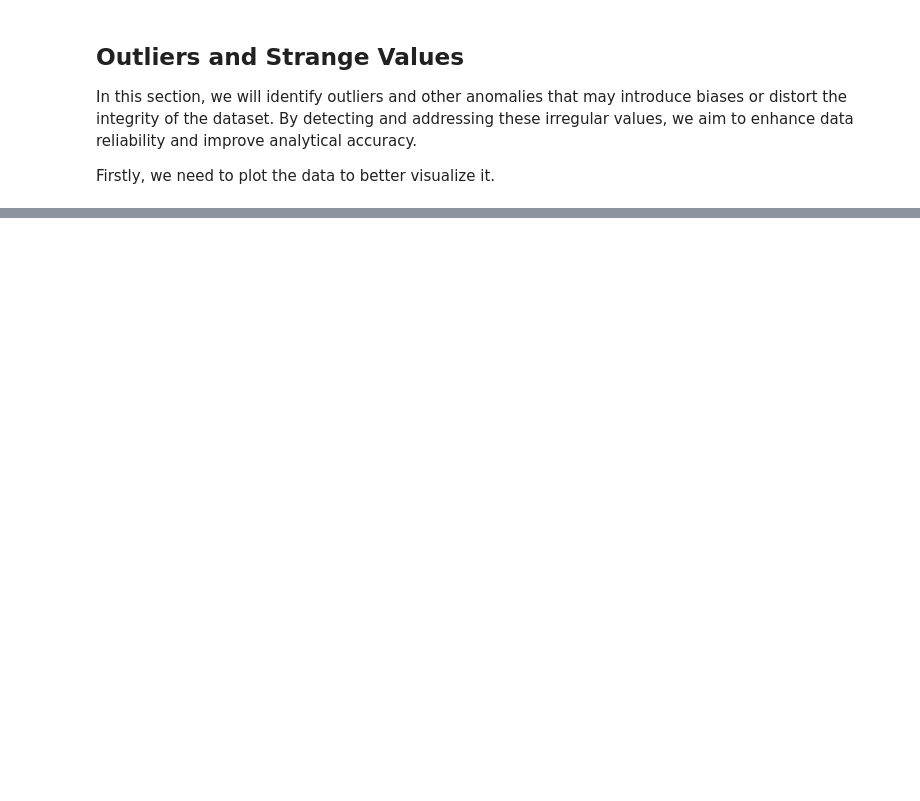
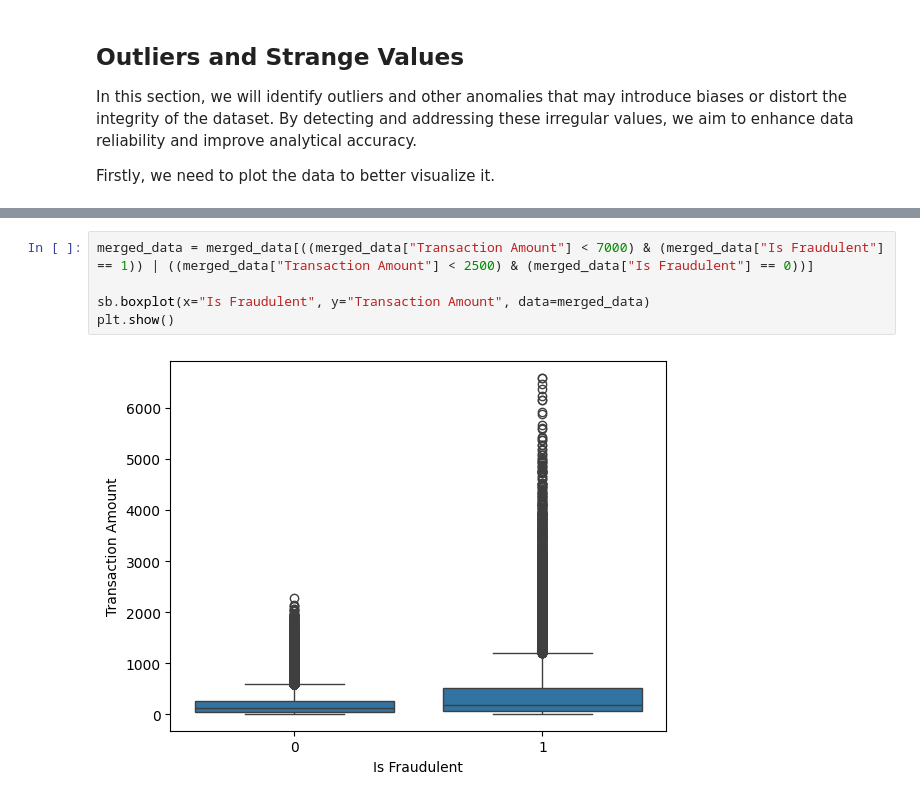
Before and after one commit to LsFaria04/Fraud_Detection_Supervised_Learning, a Jupyter notebook: Proj2.ipynb, the cells around one changed output, grey strips where cells are left out. Cells and saved outputs as stored; diff of their text form; blank space fills up the shorter version.

```diff
--- a/Proj2.ipynb
+++ b/Proj2.ipynb
@@ -214,0 +208,7 @@ max        3.650000e+02      2.300000e+01   1.000000e+00
+# %%
+merged_data = merged_data[((merged_data["Transaction Amount"] < 7000) & (merged_data["Is Fraudulent"] == 1)) | ((merged_data["Transaction Amount"] < 2500) & (merged_data["Is Fraudulent"] == 0))]
+
+sb.boxplot(x="Is Fraudulent", y="Transaction Amount", data=merged_data)
+plt.show()
+# %% [output]
+[figure, added]
```
Also changed, not shown: parts of 9 cells of this notebook, 1 other file.
